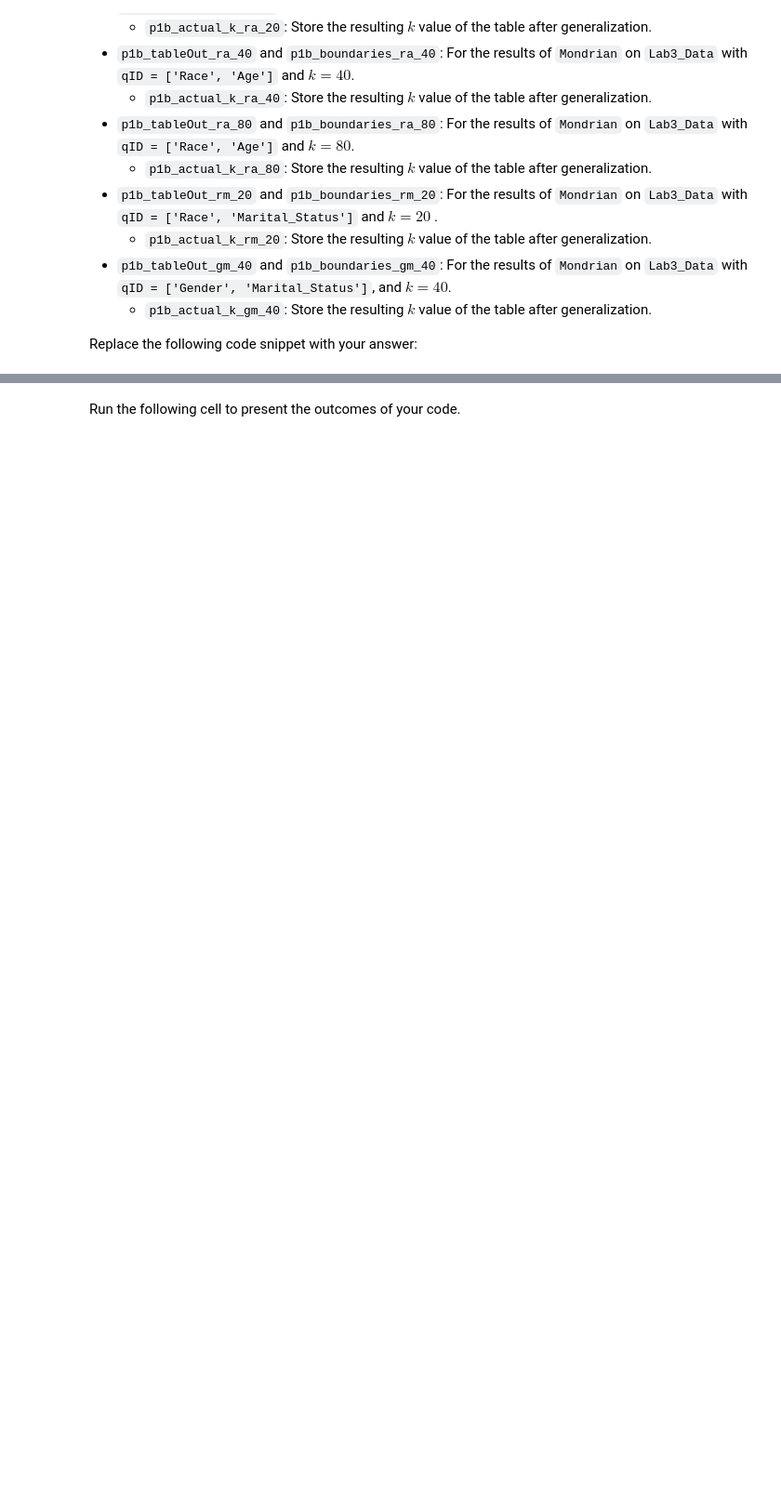
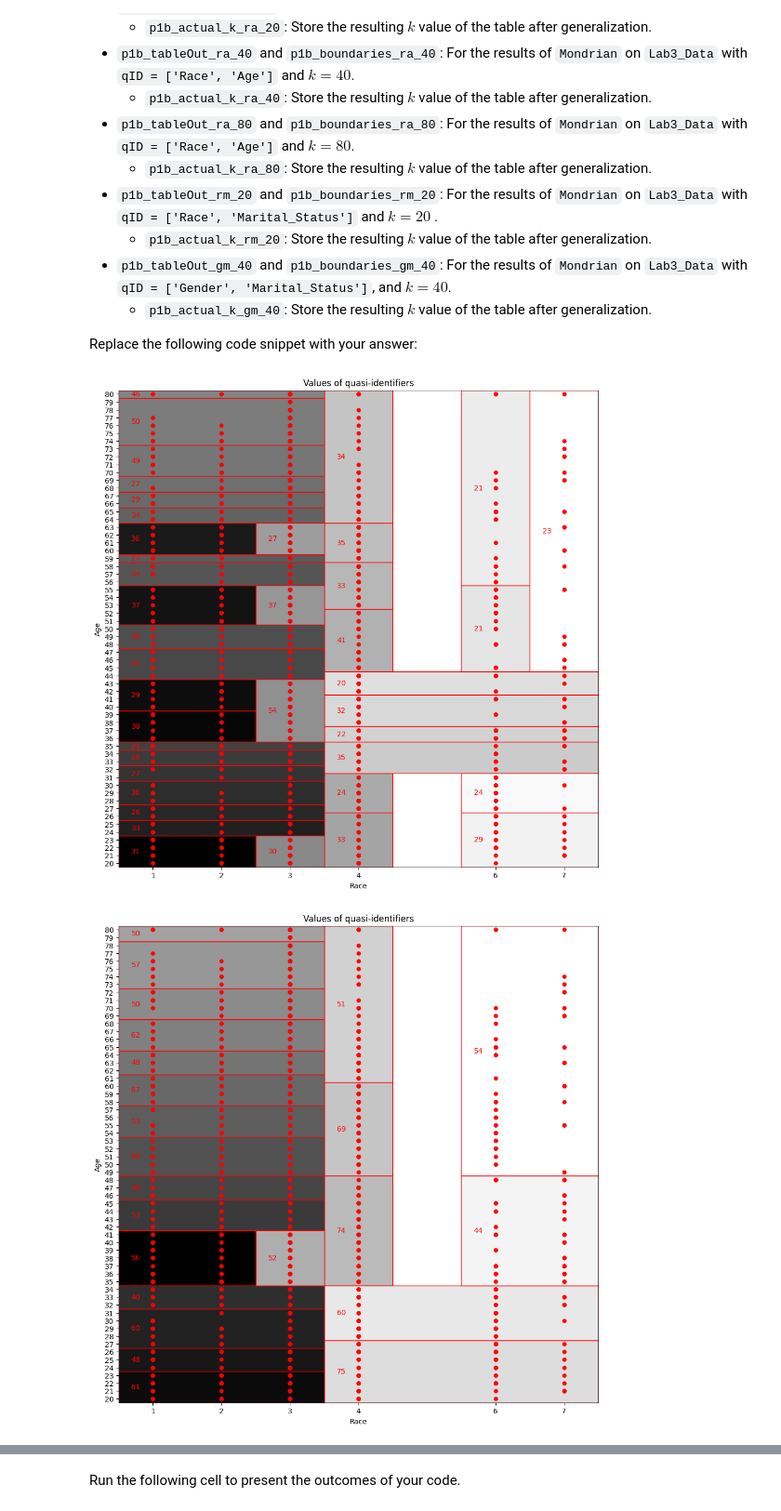
Before and after one commit to KJWesthoff/233LabTaskForce, a Jupyter notebook: lab3/Lab3.ipynb, the cells around one changed output, grey strips where cells are left out. Shown at 93% size. Cells and saved outputs as stored; diff of their text form; code cells hidden in the pictures; blank space fills up the shorter version.

```diff
--- a/lab3/Lab3.ipynb
+++ b/lab3/Lab3.ipynb
@@ -762,3 +762,25 @@ Concretely, run the function `Mondrian` on `Lab3_Data` five times, and assign th
 Replace the following code snippet with your answer:
 # %%
 # Your solution goes here
+def runAndVisualizeMondrian(table, Q, desired_k, dim_fn, cut_fn, visualize=False):
+  [tableOut, boundaries] = Mondrian(table, Q, desired_k, dim_fn, cut_fn)
+  if visualize:
+    visualize_Mondrian(table, Q, boundaries)
+  return [tableOut, boundaries]
+
+def p1b_Mondrian(Q, k):
+  [tableOut, boundaries] = runAndVisualizeMondrian(Lab3_Data, Q, k, Mondrian_choose_dim_random, Mondrian_choose_cut_median)
+  [actual_k,ec_report] = kAnonymity_Analyze(tableOut, Q)
+  return [tableOut, boundaries, actual_k, ec_report]
+
+[p1b_tableOut_ra_20, p1b_boundaries_ra_20, p1b_actual_k_ra_20, p1b_ec_report_ra_20] = p1b_Mondrian(['Race', 'Age'], 20)
+[p1b_tableOut_ra_40, p1b_boundaries_ra_40, p1b_actual_k_ra_40, p1b_ec_report_ra_40] = p1b_Mondrian(['Race', 'Age'], 40)
+[p1b_tableOut_ra_80, p1b_boundaries_ra_80, p1b_actual_k_ra_80, p1b_ec_report_ra_80] = p1b_Mondrian(['Race', 'Age'], 80)
+[p1b_tableOut_rm_20, p1b_boundaries_rm_20, p1b_actual_k_rm_20, p1b_ec_report_rm_20] = p1b_Mondrian(['Race', 'Marital_Status'], 20)
+[p1b_tableOut_gm_40, p1b_boundaries_gm_40, p1b_actual_k_gm_40, p1b_ec_report_gm_40] = p1b_Mondrian(['Gender', 'Marital_Status'], 40)
+
+qID = ['Zipcode','Age']
+desired_k = 3
+# %% [output]
+[figure, added]
+[figure, added]
```
Also changed, not shown: parts of 4 cells of this notebook.
